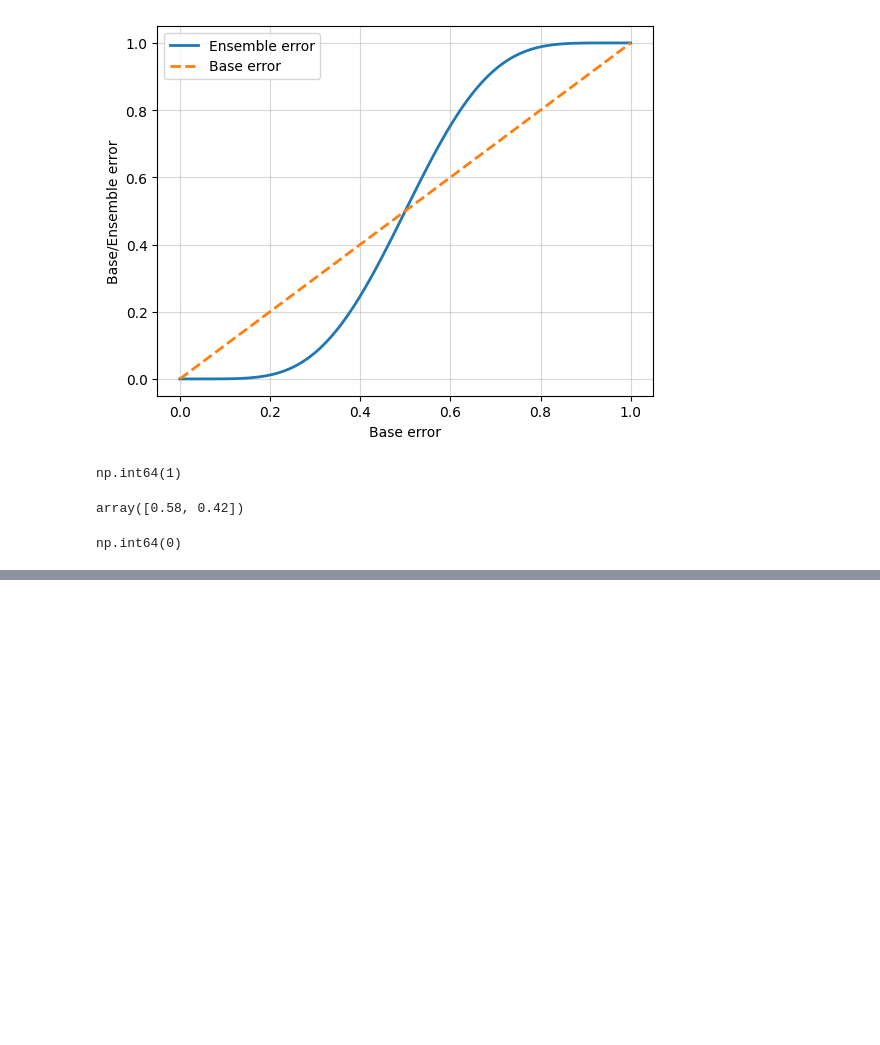
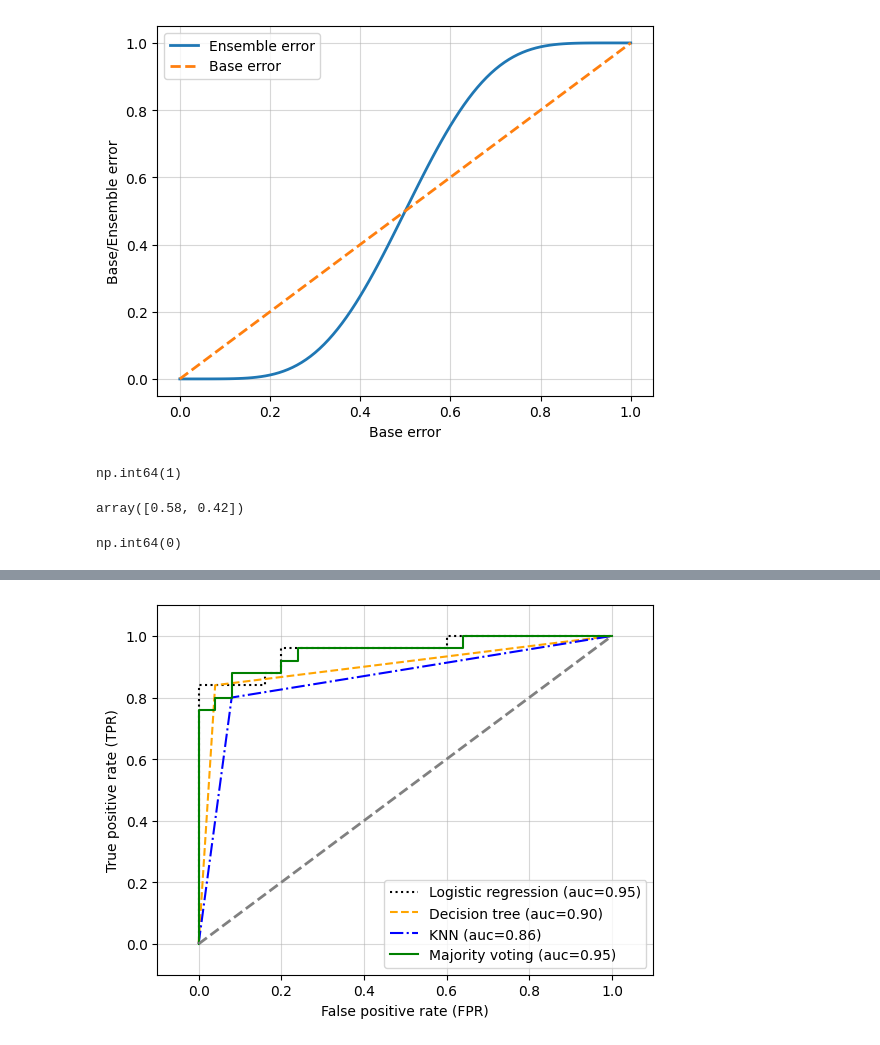
Before and after one commit to afif-af/ml_pytorch_scikitlearn, a Jupyter notebook: Chapter07ml_pytorch.ipynb, the cells around one changed output, grey strips where cells are left out. Cells and saved outputs as stored; diff of their text form; code cells hidden in the pictures; blank space fills up the shorter version.

```diff
--- a/Chapter07ml_pytorch.ipynb
+++ b/Chapter07ml_pytorch.ipynb
@@ -51,0 +155,5 @@ np.int64(0)
+# %%
+X_train, X_test, y_train, y_test = train_test_split(X, y,
+                                                    test_size=0.5,
+                                                    random_state=1,
+                                                    stratify=y)
@@ -51,0 +199,14 @@ np.int64(0)
+# %%
+mv_clf = MajorityVoteClassifier(
+ classifiers=[pipe1, clf2, pipe3]
+ )
+clf_labels += ['Majority voting']
+all_clf = [pipe1, clf2, pipe3, mv_clf]
+for clf, label in zip(all_clf, clf_labels):
+    scores = cross_val_score(estimator=clf,
+                             X=X_train,
+                             y=y_train,
+                             cv=10,
+                             scoring='roc_auc')
+    print(f'ROC AUC: {scores.mean():.2f}'
+          f'(+/- {scores.std():.2f}) [{label}]')
@@ -51,0 +236,30 @@ np.int64(0)
+# %%
+from sklearn.metrics import roc_curve
+from sklearn.metrics import auc
+import matplotlib.pyplot as plt
+
+colors=['black','orange','blue','green']
+linestyles=[':','--','-.','-']
+for clf, label, clr, ls \
+    in zip (all_clf, clf_labels, colors, linestyles):
+    y_pred=clf.fit(X_train, y_train).predict_proba(X_test)[:,1]
+    fbr, tpr, thresholds=roc_curve(y_true=y_test,
+                                   y_score=y_pred)
+    roc_auc=auc(x=fbr, y=tpr)
+    plt.plot(fbr, tpr,
+             color=clr,
+             linestyle=ls,
+             label=f'{label} (auc={roc_auc:.2f})')
+plt.legend(loc='lower right')
+plt.plot([0,1], [0,1],
+         linestyle='--',
+         color='gray',
+         linewidth=2)
+plt.xlim([-0.1, 1.1])
+plt.ylim([-0.1, 1.1])
+plt.grid(alpha=0.5)
+plt.xlabel('False positive rate (FPR)')
+plt.ylabel('True positive rate (TPR)')
+plt.show()
+# %% [output]
+[figure, added]
```
Also changed, not shown: parts of 7 cells of this notebook.
